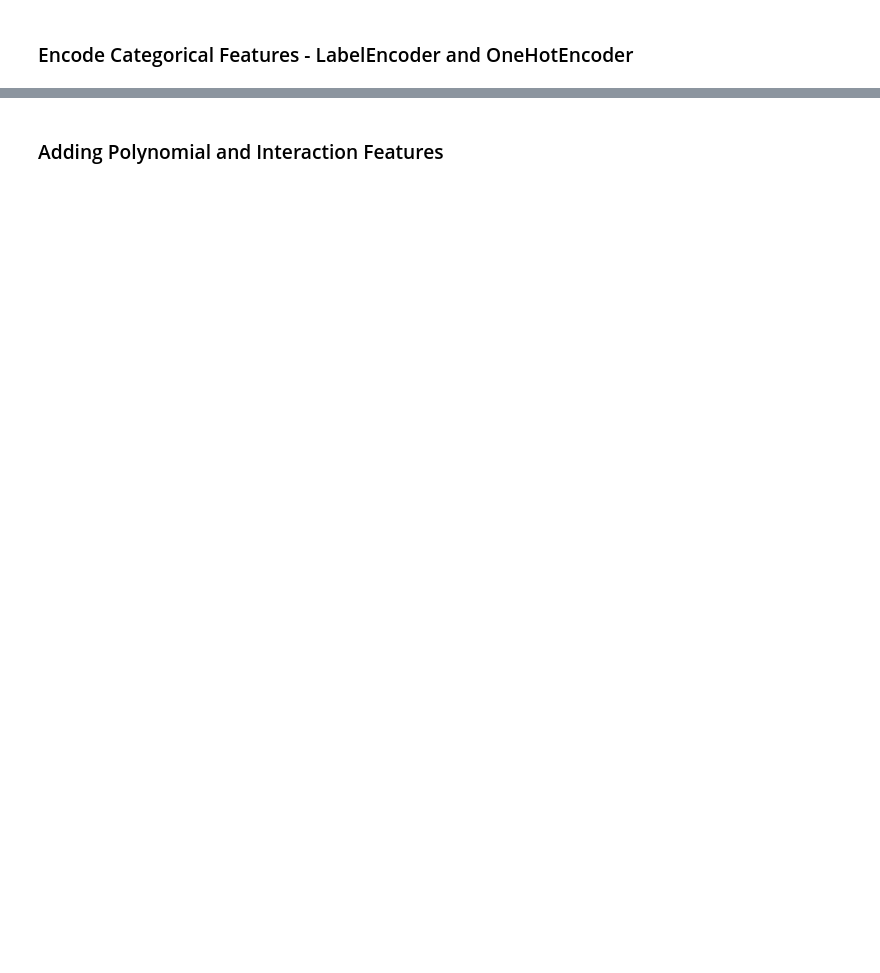
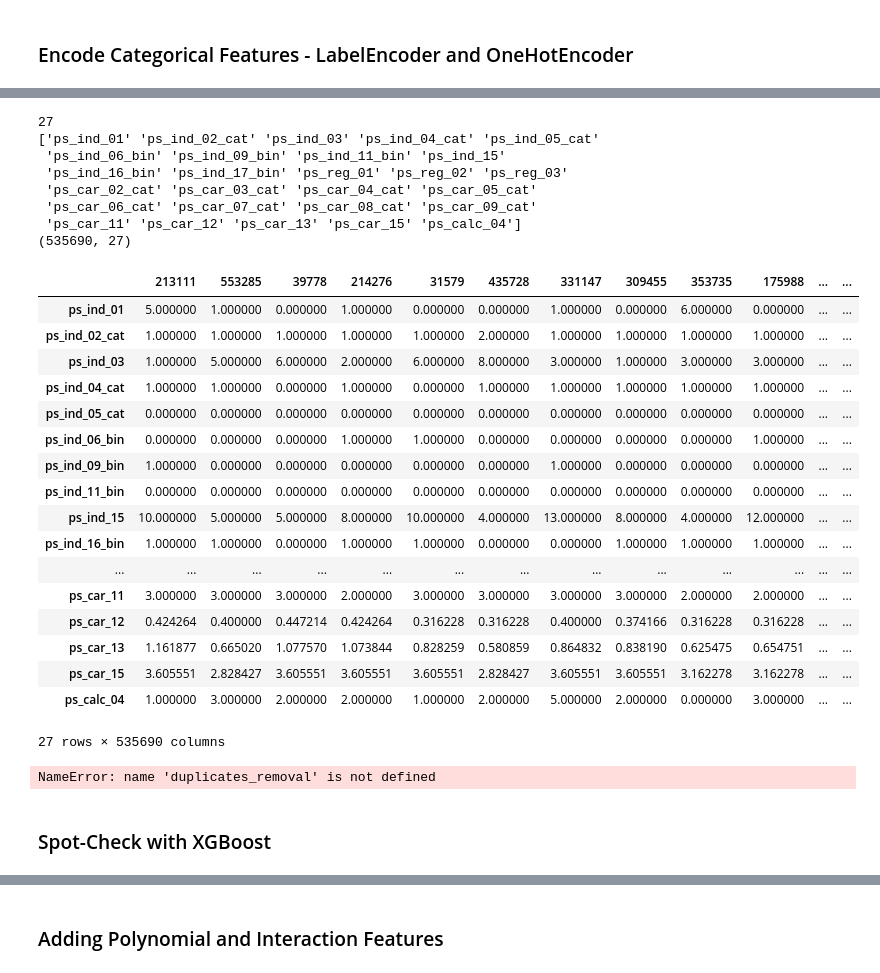
Before and after one commit to FionaHa/porto-seguro, a Jupyter notebook: Binary Classification - Porto Seguro.ipynb, the cells around one changed output, grey strips where cells are left out. Cells and saved outputs as stored; diff of their text form; code cells hidden in the pictures; blank space fills up the shorter version.

```diff
--- a/Binary Classification - Porto Seguro.ipynb
+++ b/Binary Classification - Porto Seguro.ipynb
@@ -344,0 +398,4 @@ Other faster methods of feature selection include selecting best features from a
+# %%
+X_train_rus,y_train_rus=rus.fit_sample(X_train_nominal,y_train)
+skb=SelectKBest(chi2,140)
+skb.fit_transform(X_train_rus,y_train_rus);
@@ -344,0 +646,4 @@ Other faster methods of feature selection include selecting best features from a
+# %%
+X_train_rus,y_train_rus=rus.fit_sample(X_train_numer,y_train)
+skb=SelectKBest(mutual_info_classif,26)
+skb.fit_transform(X_train_rus,y_train_rus);
@@ -344,0 +662,19 @@ Other faster methods of feature selection include selecting best features from a
+# %%
+# stacking features
+X_train_stacked=pd.concat([X_train_chi2,X_train_mi],axis=1)
+X_val_stacked=pd.concat([X_val_chi2,X_val_mi],axis=1)
+X_test_stacked=pd.concat([X_test_chi2,X_test_mi],axis=1)
+# %%
+# duplicate rows removal pipeline
+def duplicates_removal(base_df,df):
+    dups=base_df[base_df.duplicated(keep=False)]
+    df_no_dups=df[~(df.index.isin(dups.index))]
+    return df_no_dups
+
+# remove duplicate rows from X_train and y_train
+y_train=duplicates_removal(X_train_stacked,y_train)
+X_train_stacked=duplicates_removal(X_train_stacked,X_train_stacked)
+
+print(X_train_stacked.shape)
+print(y_train.shape)
+#display(X_train_stacked.sort_index().transpose())
@@ -344,0 +850,48 @@ Other faster methods of feature selection include selecting best features from a
+# %%
+ind=[0, 1, 2, 3, 4, 5, 8, 10, 14, 15, 16, 18, 19, 20, 22, 23, 24, 25, 26, 27, 28, 29, 32, 33, 34, 36, 40]
+features_ind=[X_train.columns[i] for i in ind]
+
+print(len(ind))
+print(np.array(features_ind))
+
+X_train_gsel=X_train[features_ind]
+X_val_gsel=X_val[features_ind]
+print(X_train_gsel.shape)
+
+display(X_train_gsel.transpose())
+
+# remove duplicate rows from X_train and y_train
+y_no_dup=duplicates_removal(X_train_gsel,y_train)
+X_no_dup=duplicates_removal(X_train_gsel,X_train_gsel)
+print(X_no_dup.shape)
+print(y_no_dup.shape)
+# %% [output]
+27
+['ps_ind_01' 'ps_ind_02_cat' 'ps_ind_03' 'ps_ind_04_cat' 'ps_ind_05_cat'
+ 'ps_ind_06_bin' 'ps_ind_09_bin' 'ps_ind_11_bin' 'ps_ind_15'
+ 'ps_ind_16_bin' 'ps_ind_17_bin' 'ps_reg_01' 'ps_reg_02' 'ps_reg_03'
+ 'ps_car_02_cat' 'ps_car_03_cat' 'ps_car_04_cat' 'ps_car_05_cat'
+ 'ps_car_06_cat' 'ps_car_07_cat' 'ps_car_08_cat' 'ps_car_09_cat'
+ 'ps_car_11' 'ps_car_12' 'ps_car_13' 'ps_car_15' 'ps_calc_04']
+(535690, 27)
+|  | 213111 | 553285 | 39778 | 214276 | 31579 | 435728 | 331147 | 309455 | 353735 | 175988 | ... | ... |
+| ps_ind_01 | 5.000000 | 1.000000 | 0.000000 | 1.000000 | 0.000000 | 0.000000 | 1.000000 | 0.000000 | 6.000000 | 0.000000 | ... | ... |
+| ps_ind_02_cat | 1.000000 | 1.000000 | 1.000000 | 1.000000 | 1.000000 | 2.000000 | 1.000000 | 1.000000 | 1.000000 | 1.000000 | ... | ... |
+| ps_ind_03 | 1.000000 | 5.000000 | 6.000000 | 2.000000 | 6.000000 | 8.000000 | 3.000000 | 1.000000 | 3.000000 | 3.000000 | ... | ... |
+| ps_ind_04_cat | 1.000000 | 1.000000 | 0.000000 | 1.000000 | 0.000000 | 1.000000 | 1.000000 | 1.000000 | 1.000000 | 1.000000 | ... | ... |
+| ps_ind_05_cat | 0.000000 | 0.000000 | 0.000000 | 0.000000 | 0.000000 | 0.000000 | 0.000000 | 0.000000 | 0.000000 | 0.000000 | ... | ... |
+| ps_ind_06_bin | 0.000000 | 0.000000 | 0.000000 | 1.000000 | 1.000000 | 0.000000 | 0.000000 | 0.000000 | 0.000000 | 1.000000 | ... | ... |
+| ps_ind_09_bin | 1.000000 | 0.000000 | 0.000000 | 0.000000 | 0.000000 | 0.000000 | 1.000000 | 0.000000 | 0.000000 | 0.000000 | ... | ... |
+| ps_ind_11_bin | 0.000000 | 0.000000 | 0.000000 | 0.000000 | 0.000000 | 0.000000 | 0.000000 | 0.000000 | 0.000000 | 0.000000 | ... | ... |
+| ps_ind_15 | 10.000000 | 5.000000 | 5.000000 | 8.000000 | 10.000000 | 4.000000 | 13.000000 | 8.000000 | 4.000000 | 12.000000 | ... | ... |
+| ps_ind_16_bin | 1.000000 | 1.000000 | 0.000000 | 1.000000 | 1.000000 | 0.000000 | 0.000000 | 1.000000 | 1.000000 | 1.000000 | ... | ... |
+| ... | ... | ... | ... | ... | ... | ... | ... | ... | ... | ... | ... | ... |
+| ps_car_11 | 3.000000 | 3.000000 | 3.000000 | 2.000000 | 3.000000 | 3.000000 | 3.000000 | 3.000000 | 2.000000 | 2.000000 | ... | ... |
+| ps_car_12 | 0.424264 | 0.400000 | 0.447214 | 0.424264 | 0.316228 | 0.316228 | 0.400000 | 0.374166 | 0.316228 | 0.316228 | ... | ... |
+| ps_car_13 | 1.161877 | 0.665020 | 1.077570 | 1.073844 | 0.828259 | 0.580859 | 0.864832 | 0.838190 | 0.625475 | 0.654751 | ... | ... |
+| ps_car_15 | 3.605551 | 2.828427 | 3.605551 | 3.605551 | 3.605551 | 2.828427 | 3.605551 | 3.605551 | 3.162278 | 3.162278 | ... | ... |
+| ps_calc_04 | 1.000000 | 3.000000 | 2.000000 | 2.000000 | 1.000000 | 2.000000 | 5.000000 | 2.000000 | 0.000000 | 3.000000 | ... | ... |
+27 rows × 535690 columns
+NameError: name 'duplicates_removal' is not defined
+# %% [markdown]
+### Spot-Check with XGBoost
```
Also changed, not shown: parts of 104 cells of this notebook.
